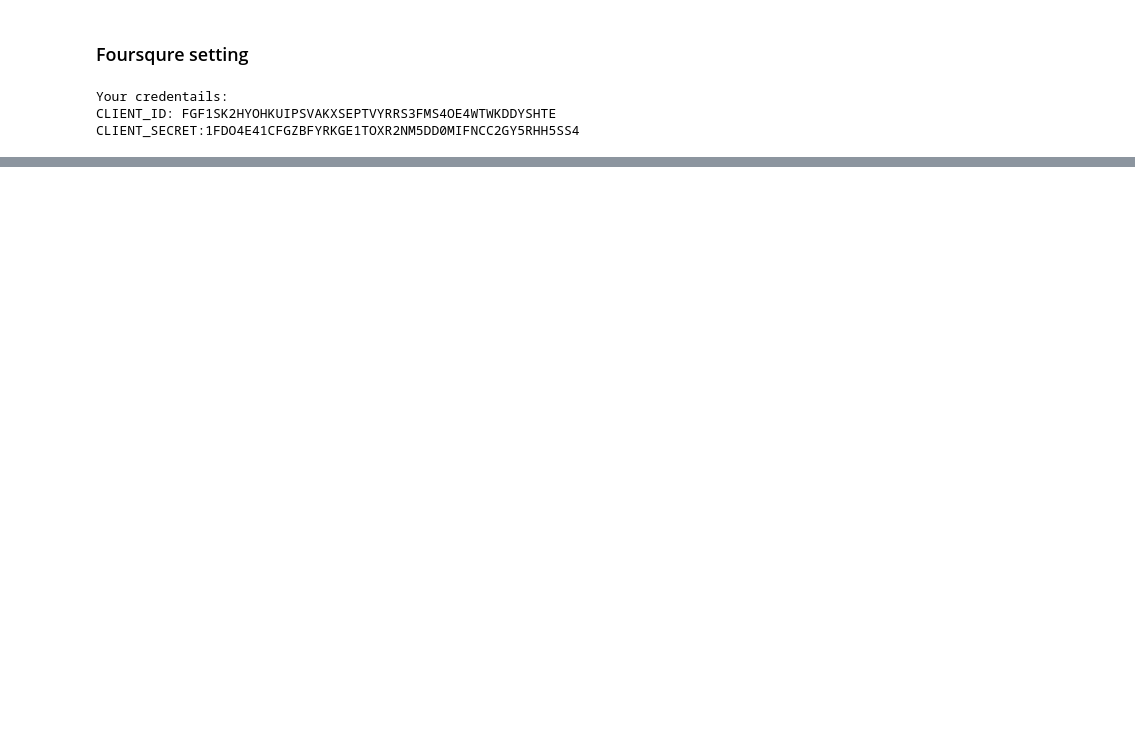
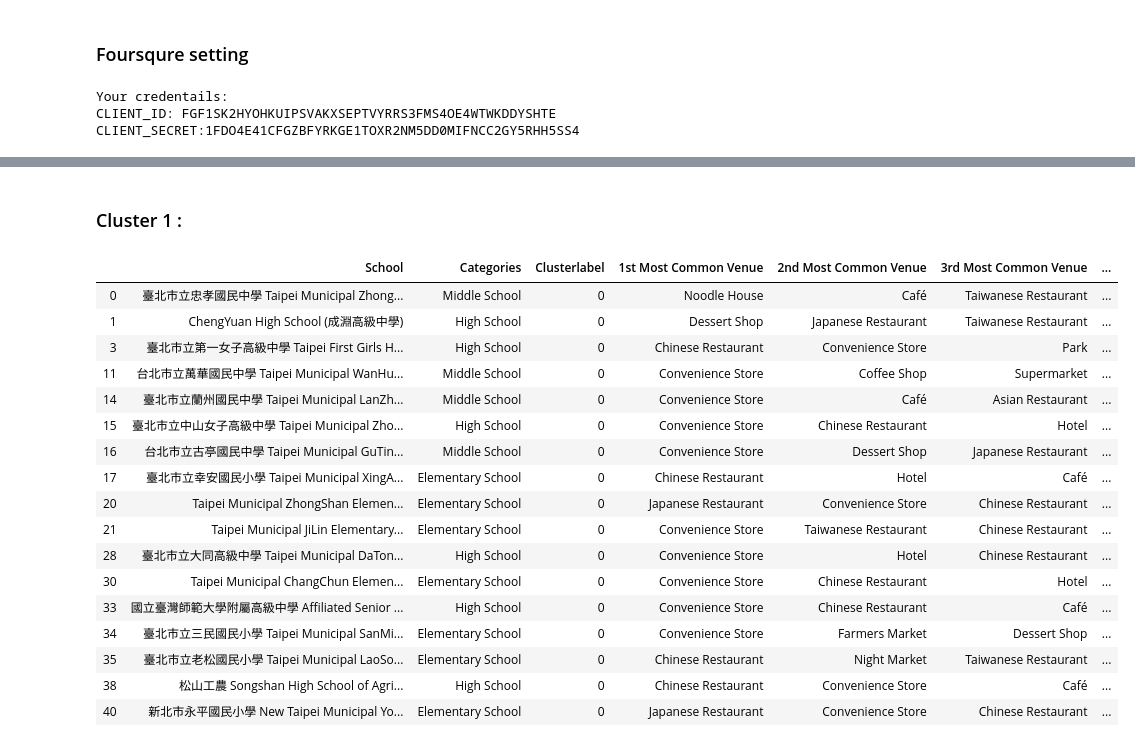
Before and after one commit to JustinWuAstro/Coursera_Capstone, a Jupyter notebook: Final Assignment.ipynb, the cells around one changed output, grey strips where cells are left out. Cells and saved outputs as stored; diff of their text form; code cells hidden in the pictures; blank space fills up the shorter version.

```diff
--- a/Final Assignment.ipynb
+++ b/Final Assignment.ipynb
@@ -141,0 +377,11 @@ venues_map
+# %%
+# set number of clusters
+kclusters = 3
+
+Taipei_school_clusering = Taipei_school_onehot_grouped.drop('School', 1)
+
+# run k-means clustering
+kmeans = KMeans(n_clusters=kclusters, random_state=0).fit(Taipei_school_clusering)
+
+# check cluster labels generated for each row in the dataframe
+kmeans.labels_[0:10]
@@ -141,0 +390,2 @@ venues_map
+# %%
+school_venues_sorted.insert(0, 'Clusterlabel', kmeans.labels_)
@@ -141,0 +412,4 @@ venues_map
+# %%
+Taipei_school_merge = Taipei_school[column_selected]
+Taipei_school_merge.columns = ['School', 'latitude', 'longitude', 'Categories']
+Taipei_school_merge.head()
@@ -141,0 +423,4 @@ venues_map
+# %%
+Taipei_school_merge = Taipei_school_merge.join(school_venues_sorted.set_index('School'), on='School')
+
+Taipei_school_merge.head()
@@ -141,0 +460,23 @@ venues_map
+# %% [markdown]
+### Cluster 1 :
+# %%
+Taipei_school_merge.loc[Taipei_school_merge['Clusterlabel'] == 0, Taipei_school_merge.columns[[0,3] + list(range(4, Taipei_school_merge.shape[1]))]]
+# %% [output]
+|  | School | Categories | Clusterlabel | 1st Most Common Venue | 2nd Most Common Venue | 3rd Most Common Venue | ... |
+| 0 | 臺北市立忠孝國民中學 Taipei Municipal Zhong... | Middle School | 0 | Noodle House | Café | Taiwanese Restaurant | ... |
+| 1 | ChengYuan High School (成淵高級中學) | High School | 0 | Dessert Shop | Japanese Restaurant | Taiwanese Restaurant | ... |
+| 3 | 臺北市立第一女子高級中學 Taipei First Girls H... | High School | 0 | Chinese Restaurant | Convenience Store | Park | ... |
+| 11 | 台北市立萬華國民中學 Taipei Municipal WanHu... | Middle School | 0 | Convenience Store | Coffee Shop | Supermarket | ... |
+| 14 | 臺北市立蘭州國民中學 Taipei Municipal LanZh... | Middle School | 0 | Convenience Store | Café | Asian Restaurant | ... |
+| 15 | 臺北市立中山女子高級中學 Taipei Municipal Zho... | High School | 0 | Convenience Store | Chinese Restaurant | Hotel | ... |
+| 16 | 台北市立古亭國民中學 Taipei Municipal GuTin... | Middle School | 0 | Convenience Store | Dessert Shop | Japanese Restaurant | ... |
+| 17 | 臺北市立幸安國民小學 Taipei Municipal XingA... | Elementary School | 0 | Chinese Restaurant | Hotel | Café | ... |
+| 20 | Taipei Municipal ZhongShan Elemen... | Elementary School | 0 | Japanese Restaurant | Convenience Store | Chinese Restaurant | ... |
+| 21 | Taipei Municipal JiLin Elementary... | Elementary School | 0 | Convenience Store | Taiwanese Restaurant | Chinese Restaurant | ... |
+| 28 | 臺北市立大同高級中學 Taipei Municipal DaTon... | High School | 0 | Convenience Store | Hotel | Chinese Restaurant | ... |
+| 30 | Taipei Municipal ChangChun Elemen... | Elementary School | 0 | Convenience Store | Chinese Restaurant | Hotel | ... |
+| 33 | 國立臺灣師範大學附屬高級中學 Affiliated Senior ... | High School | 0 | Convenience Store | Chinese Restaurant | Café | ... |
+| 34 | 臺北市立三民國民小學 Taipei Municipal SanMi... | Elementary School | 0 | Convenience Store | Farmers Market | Dessert Shop | ... |
+| 35 | 臺北市立老松國民小學 Taipei Municipal LaoSo... | Elementary School | 0 | Chinese Restaurant | Night Market | Taiwanese Restaurant | ... |
+| 38 | 松山工農 Songshan High School of Agri... | High School | 0 | Chinese Restaurant | Convenience Store | Café | ... |
+| 40 | 新北市永平國民小學 New Taipei Municipal Yo... | Elementary School | 0 | Japanese Restaurant | Convenience Store | Chinese Restaurant | ... |
```
Also changed, not shown: parts of 29 cells of this notebook.
